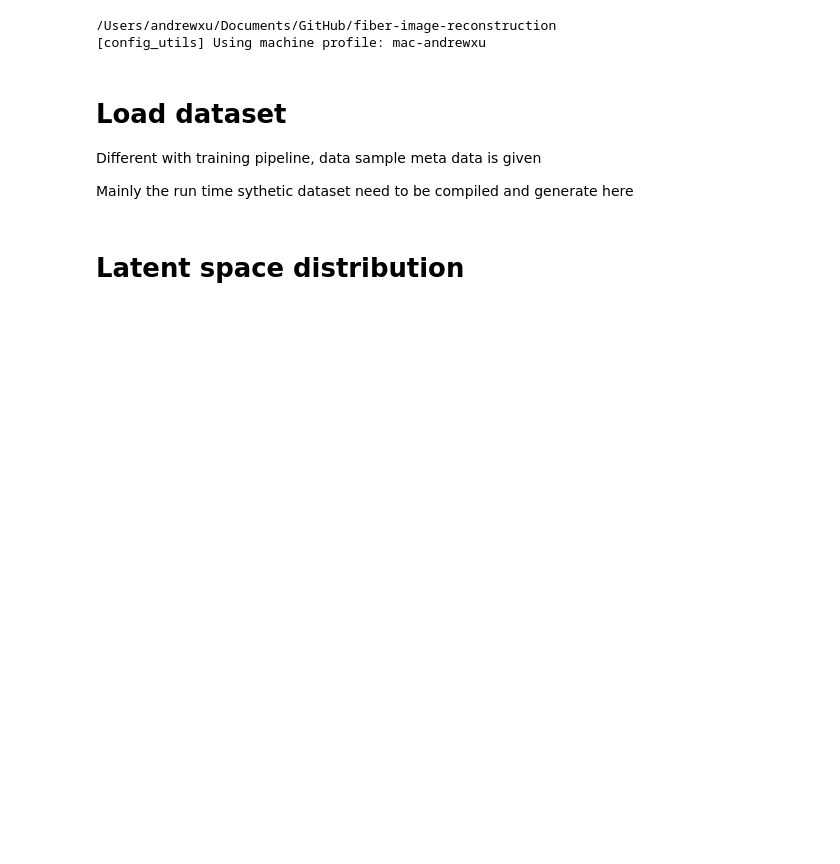
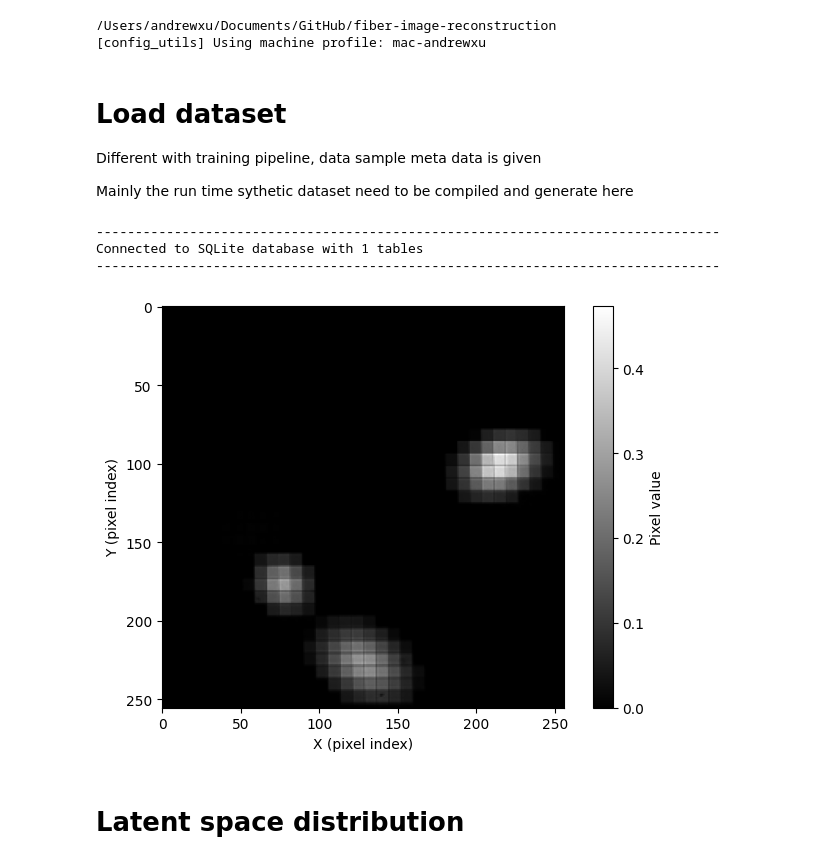
Before and after one commit to Andrew-XQY/fiber-image-reconstruction, a Jupyter notebook: evaluation/visualization.ipynb, the cells around one changed output. Cells and saved outputs as stored; diff of their text form; code cells hidden in the pictures; blank space fills up the shorter version.

```diff
--- a/evaluation/visualization.ipynb
+++ b/evaluation/visualization.ipynb
@@ -94,10 +94,10 @@ samples = np.stack(samples, axis=0)         # (1000, 2, 1, 256, 256)
 samples = np.transpose(samples, (1, 0, 2, 3, 4))  # (2, 1000, 1, 256, 256)
 
 pipeline_dmd = np.concatenate([samples, np.stack(val_pipeline, axis=0)], axis=1)
-# labels_dmd = ["DMD_syth (training set)"] * len(samples[0]) + ["DMD_val (test set)"] * len(val_pipeline[0])
-# color_dmd = ["#636EFA"] * len(samples[0]) + ["#AB63FA"] * len(val_pipeline[0])
-labels_dmd = ["LED on DMD"] * len(pipeline_dmd[0])
-color_dmd = ["#636EFA"] * len(pipeline_dmd[0])
+labels_dmd = ["DMD_syth"] * len(samples[0]) + ["DMD_val"] * len(val_pipeline[0])
+color_dmd = ["#636EFA"] * len(samples[0]) + ["#E6C243"] * len(val_pipeline[0])
+# labels_dmd = ["LED on DMD"] * len(pipeline_dmd[0])
+# color_dmd = ["#636EFA"] * len(pipeline_dmd[0])
 
 
 # Non syth data just use the master database table, since no run time requirement
@@ -191,33 +191,20 @@ pipeline_yag_laser = PyTorchPipeline(
 ).to_numpy()
 labels_yag_laser = ["laser on Yag"] * len(pipeline_yag_laser[0])
 color_yag_laser = ["#B6E880"] * len(pipeline_yag_laser[0])
-
-
-# ============================
-# More specific data, eg. from same domain but two type, like chromox random and chromox line scan
-# ============================
+# %% [output]
+--------------------------------------------------------------------------------
+Connected to SQLite database with 1 tables
+--------------------------------------------------------------------------------
 # %%
-# pip install xflow-py
-from xflow.extensions.physics.pipeline import CachedBasisPipeline, IndexCombinator
-from xflow.extensions.physics import pattern_gen
-from tqdm import tqdm
-
-"""
-    Contract:
-    1. Unify the data format for visualization like (2, 1000, 1, 256, 256) (fiber_input_output_image_type, num_samples, C, H, W)
-    2. Add labels/colors or class to data samples with index based order matter, index based.
-    3. Union data samples, labels and colors into three single iterable for down stream visualization (order matter)
-"""
-
 # ============================
 # DMD in the lab
 # ============================
 dmd_orth_basis_provider = SqlProvider(
-    sources={"connection": dirs["DMD_lab"]["dataset_db_dir"], "sql": config["sql"]["temp_orth"]}, output_config={'list': "image_path"}
+    sources={"connection": dirs["DMD_lab"]["dataset_db_dir"], "sql": config["sql"]["lab_dmd_orth"]}, output_config={'list': "image_path"}
 )
 
 dmd_validation_provider = SqlProvider(
-    sources={"connection": dirs["DMD_lab"]["dataset_db_dir"], "sql": config["sql"]["temp_eval"]}, output_config={'list': "image_path"}
+    sources={"connection": dirs["DMD_lab"]["dataset_db_dir"], "sql": config["sql"]["lab_dmd_eval"]}, output_config={'list': "image_path"}
 )
 
 config["data"]["transforms"]["torch"].insert(0, {
@@ -238,36 +225,38 @@ canvas = pattern_gen.DynamicPatterns(*config["simulation"]["canvas_size"])
 canvas.set_postprocess_fns(build_transforms_from_config(config["simulation"]["process_functions"]))
 canvas._distributions = [pattern_gen.StaticGaussianDistribution(canvas) for _ in range(config["simulation"]["total_Guassian_num"])]
 canvas.set_threshold(config["simulation"]["minimum_pixel_threshold"])
 stream = canvas.pattern_stream(std_1=config["simulation"]["std_1"], std_2=config["simulation"]["std_2"],
                                max_intensity=config["simulation"]["max_intensity"], fade_rate=config["simulation"]["fade_rate"],
                                distribution=config["simulation"]["distribution"])
 
 # ======== random combinator using index + SGM ========
 combinator = IndexCombinator(
     pattern_provider=stream,
     transforms= build_transforms_from_config(config["combinator"]["transforms"]["torch"]),
 )
 train_dataset = CachedBasisPipeline(
     dmd_orth_basis_provider,
     combinator=combinator,
     transforms=transforms,
     num_samples=config["data"]["total_train_samples"],
     seed=config["seed"],
     eager=True
 )
 
 samples = []
 for _ in tqdm(range(1000)):
     samples.append(next(iter(train_dataset)))
 samples = np.stack(samples, axis=0)         # (1000, 2, 1, 256, 256)
 samples = np.transpose(samples, (1, 0, 2, 3, 4))  # (2, 1000, 1, 256, 256)
 
-pipeline_dmd = np.concatenate([samples, np.stack(val_pipeline, axis=0)], axis=1)
-labels_dmd = ["DMD_syth (training set)"] * len(samples[0]) + ["DMD_val (test set)"] * len(val_pipeline[0])
-color_dmd = ["#636EFA"] * len(samples[0]) + ["#EF553B"] * len(val_pipeline[0])
+pipeline_dmd_lab = np.concatenate([samples, np.stack(val_pipeline, axis=0)], axis=1)
+labels_dmd_lab = ["DMD_syth - lab"] * len(samples[0]) + ["DMD_val - lab"] * len(val_pipeline[0])
+color_dmd_lab = ["#11B2DF"] * len(samples[0]) + ["#EF1717"] * len(val_pipeline[0])
 
 from xflow.utils.visualization import plot_image
 plot_image(samples[1][0])
+# %% [output]
+[figure, added]
 # %% [markdown]
 # Latent space distribution
 # %%
```
Also changed, not shown: parts of 1 cell of this notebook, 1 other file.
